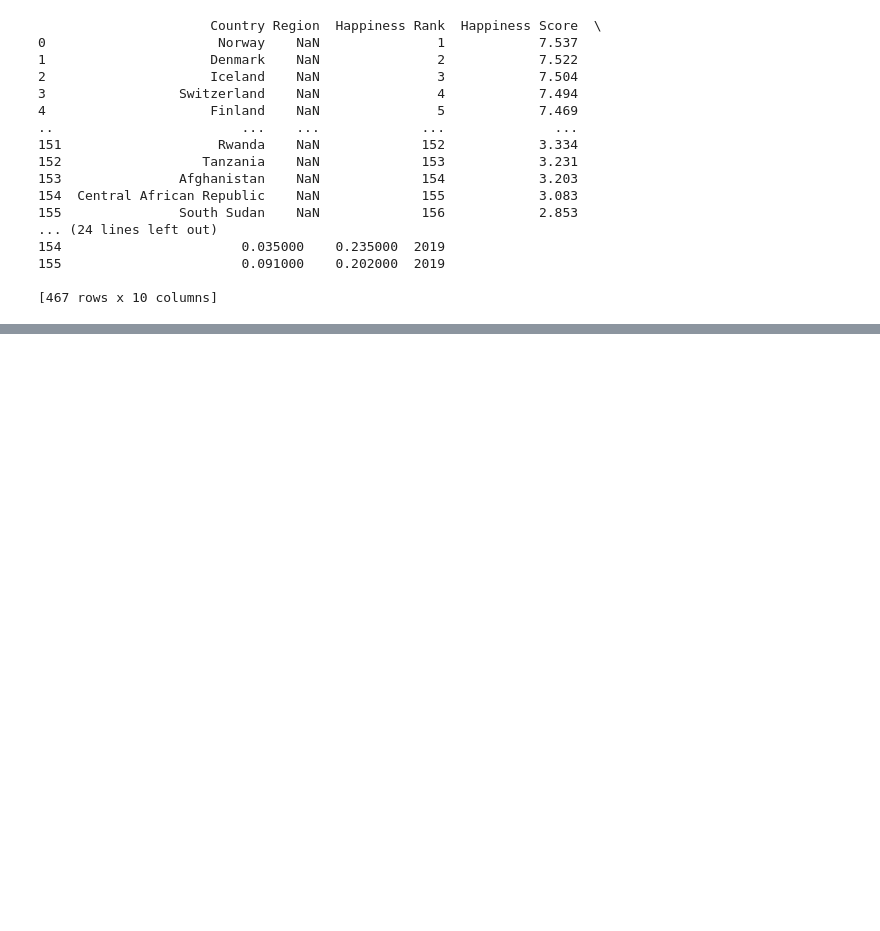
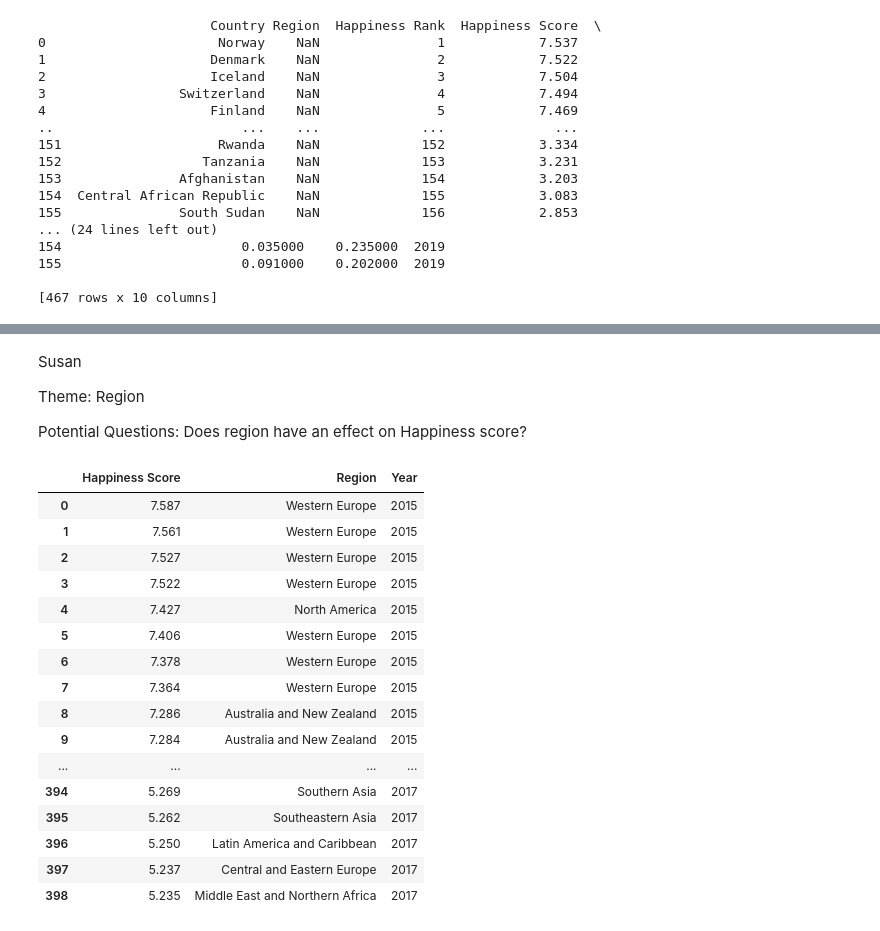
Before and after one commit to schwamb/project_1, a Jupyter notebook: susan_jn.ipynb, the cells around one changed output, grey strips where cells are left out. Saved outputs shown, nothing was run; the diff lists cells and outputs as text; code cells hidden in the pictures; blank space fills up the shorter version.

```diff
--- a/susan_jn.ipynb
+++ b/susan_jn.ipynb
@@ -181,3 +328,33 @@ full_data_df
+# %% [markdown]
+Susan
+
+Theme: Region
+
+Potential Questions:
+Does region have an effect on Happiness score?
+# %%
+#Bar graph/stacked bar graph of happiness score overtime by region?
+###If we want to only show countries with 5 years of data, remove those without 5 years of data
+
+full_data_df[['Happiness Score','Region','Year']]
+# %% [output]
+|  | Happiness Score | Region | Year |
+| 0 | 7.587 | Western Europe | 2015 |
+| 1 | 7.561 | Western Europe | 2015 |
+| 2 | 7.527 | Western Europe | 2015 |
+| 3 | 7.522 | Western Europe | 2015 |
+| 4 | 7.427 | North America | 2015 |
+| 5 | 7.406 | Western Europe | 2015 |
+| 6 | 7.378 | Western Europe | 2015 |
+| 7 | 7.364 | Western Europe | 2015 |
+| 8 | 7.286 | Australia and New Zealand | 2015 |
+| 9 | 7.284 | Australia and New Zealand | 2015 |
+| ... | ... | ... | ... |
+| 394 | 5.269 | Southern Asia | 2017 |
+| 395 | 5.262 | Southeastern Asia | 2017 |
+| 396 | 5.250 | Latin America and Caribbean | 2017 |
+| 397 | 5.237 | Central and Eastern Europe | 2017 |
+| 398 | 5.235 | Middle East and Northern Africa | 2017 |
 # %%
 #BINNING?
 
```
Also changed, not shown: parts of 14 cells of this notebook.
